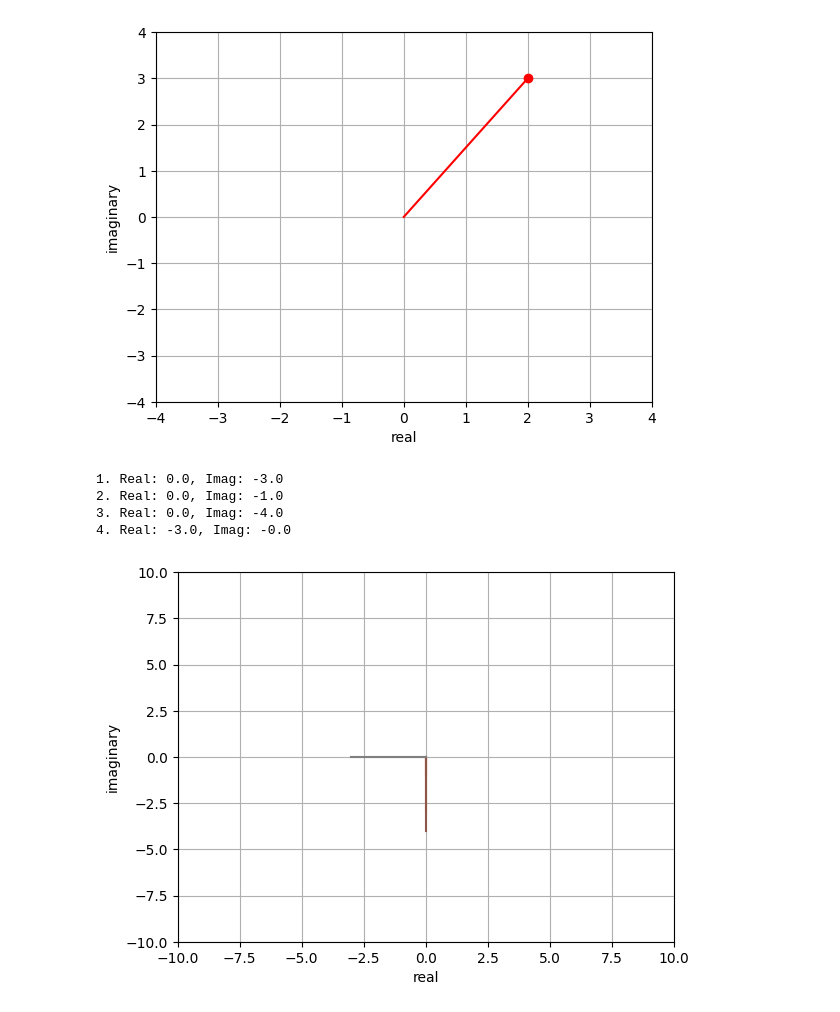
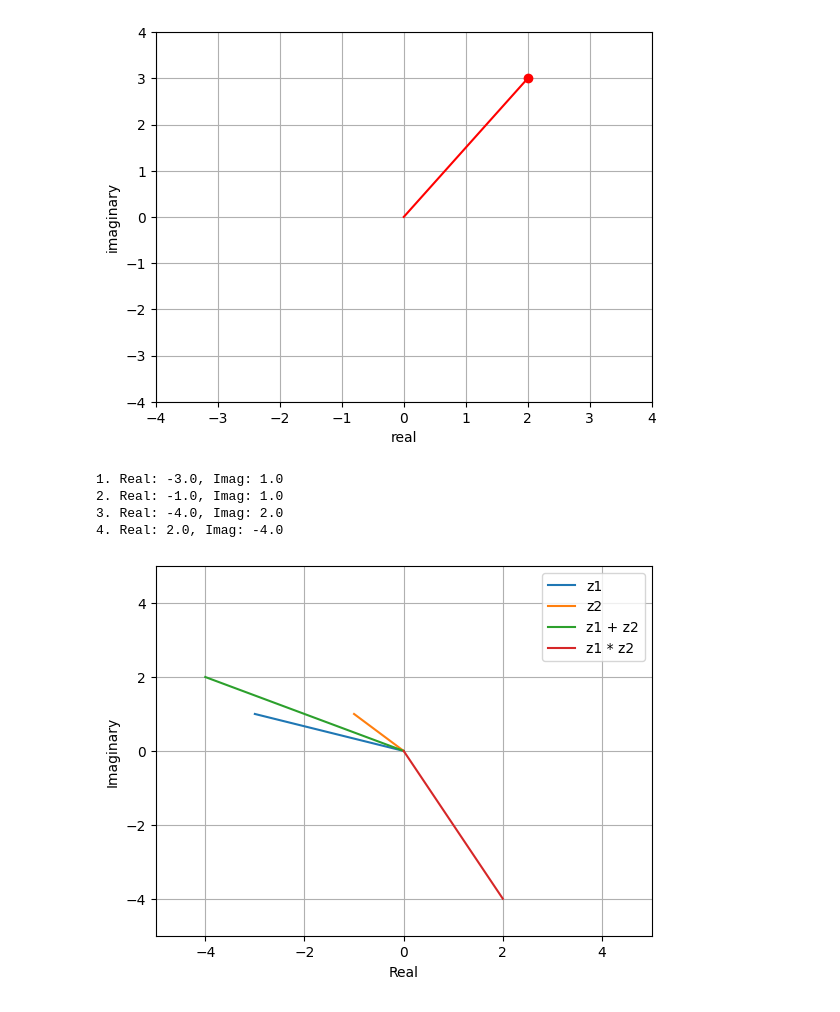
Before and after one commit to viktor-kertanov/master-math, a Jupyter notebook: ch7_algebra_2/8_graphing_complex.ipynb, the cells around one changed output. Saved outputs shown, nothing was run; the diff lists cells and outputs as text; code cells hidden in the pictures.

```diff
--- a/ch7_algebra_2/8_graphing_complex.ipynb
+++ b/ch7_algebra_2/8_graphing_complex.ipynb
@@ -17,26 +17,27 @@ plt.show()
 # %%
 #exercise
 
-z1 = complex(0,-3)
-z2 = complex(0, -1)
+z1 = complex(-3, 1)
+z2 = complex(-1, 1)
 sum_z = z1+z2
 prod_z = z1*z2
 
 lines = [z1, z2, sum_z, prod_z]
+labels = ["z1", "z2", "z1 + z2", "z1 * z2"]
 
 for idx, line in enumerate(lines, start=1):
     print(f'{idx}. Real: {line.real}, Imag: {line.imag}')
-    plt.plot(line.real, line.imag)
-    plt.plot([0, line.real], [0, line.imag])
+    plt.plot([0, line.real], [0, line.imag], label=f'{labels[idx-1]}')
 
-plt.axis([-10,10,-10,10])
-plt.ylabel('imaginary')
-plt.xlabel('real')
+plt.axis([-5,5,-5,5])
+plt.ylabel('Imaginary')
+plt.xlabel('Real')
+plt.legend()
 plt.grid()
 plt.show()
 # %% [output]
-1. Real: 0.0, Imag: -3.0
-2. Real: 0.0, Imag: -1.0
-3. Real: 0.0, Imag: -4.0
-4. Real: -3.0, Imag: -0.0
+1. Real: -3.0, Imag: 1.0
+2. Real: -1.0, Imag: 1.0
+3. Real: -4.0, Imag: 2.0
+4. Real: 2.0, Imag: -4.0
-[figure, old version]
+[figure, new version]
```
Also changed, not shown: 3 other files.
